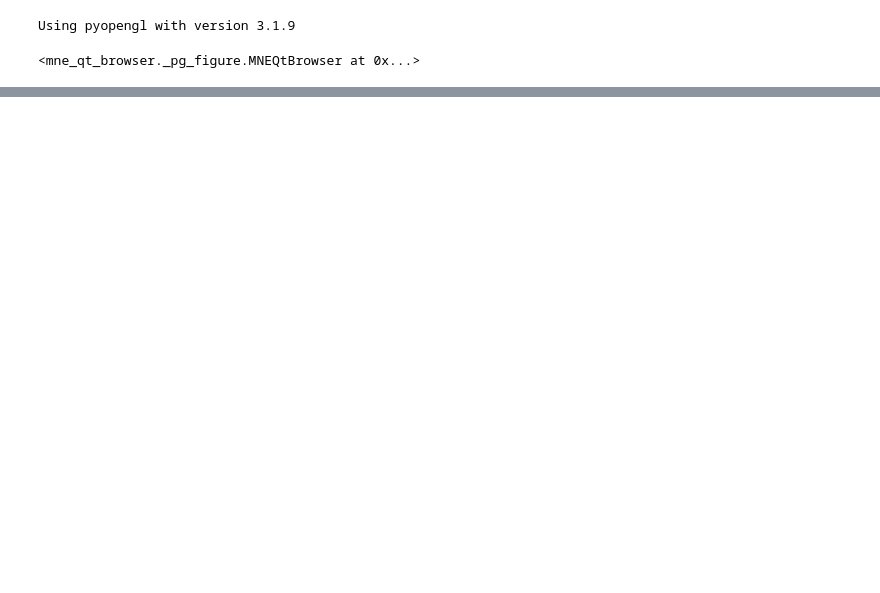
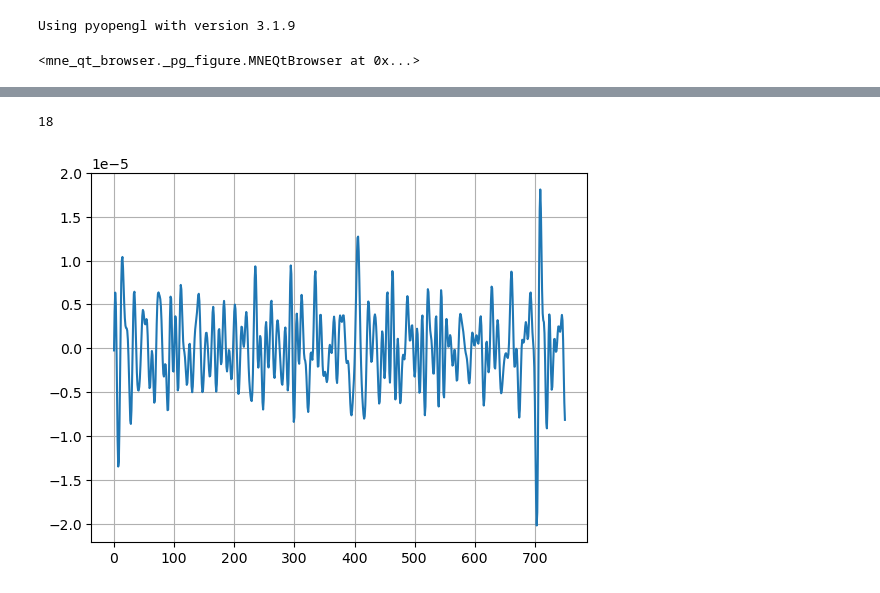
Before and after one commit to VictoryChianumba/robust-eeg-models, a Jupyter notebook: data_test.ipynb, the cells around one changed output, grey strips where cells are left out. Cells and saved outputs as stored; diff of their text form; code cells hidden in the pictures; blank space fills up the shorter version.

Commit message:
looking at data, sorting the EEG net features

```diff
--- a/data_test.ipynb
+++ b/data_test.ipynb
@@ -31,7 +31,7 @@ event_id = {
 print('Extracted event_id_map', event_id_map)
 
 # Crop data from 0.5s to 4.5s after cue (motor imagery window)
-epochs = mne.Epochs(raw, events, event_id, tmin=3, tmax=6, baseline=None, preload=True)
+epochs = mne.Epochs(raw, events, event_id, tmin=2.0, tmax=5.0, baseline=None, preload=True)
 X = epochs.get_data()  # shape: (n_trials, n_channels, n_times)
 y = epochs.events[:, -1]  # labels\
 
@@ -39,9 +39,6 @@ print("EEG shape:", X.shape)
 print("Labels shape:", y.shape)
 
 
-
-
-
 # Plot raw EEG
 # %% [output]
 Extracting EDF parameters from /Users/temp/Documents/Bath University/Msc/Disseration /EEG_Project/data/raw/A01T.gdf...
@@ -121,3 +110,17 @@ ValueError: picks ('C3') could not be interpreted as channel names (no channel "
 # plt.plot(X[0][0])  # Trial 0, Channel 0
 # plt.title("EEG signal from Channel 0 of Trial 0")
 # plt.xlabel("Time (samples)")
+# %%
+ch_index = epochs.info['ch_names'].index('EEG-14')
+print()
+# %% [output]
+18
+# %%
+data = epochs[10:50].get_data()[0, ch_index,:]
+# %%
+from matplotlib import pyplot as plt
+plt.plot(data)
+plt.grid(True)
+plt.show()
+# %% [output]
+[figure, added]
```
Also changed, not shown: parts of 12 cells of this notebook, 5 other files.
